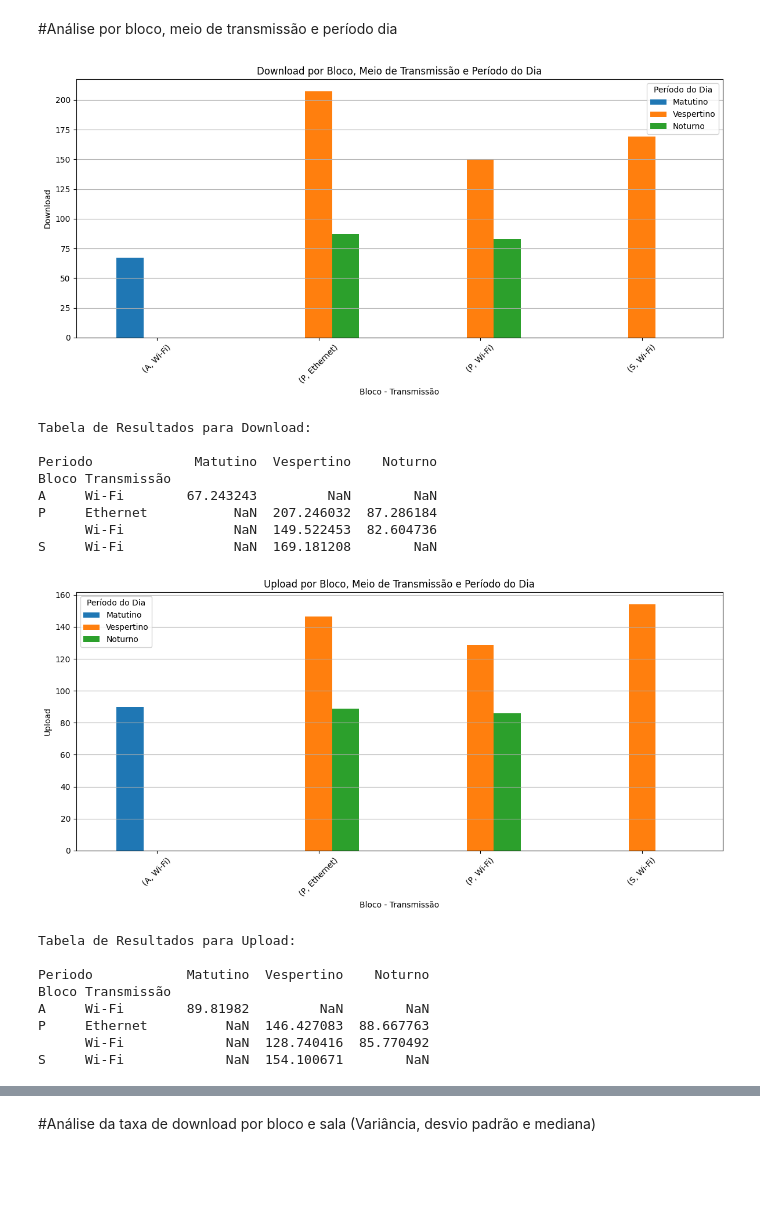
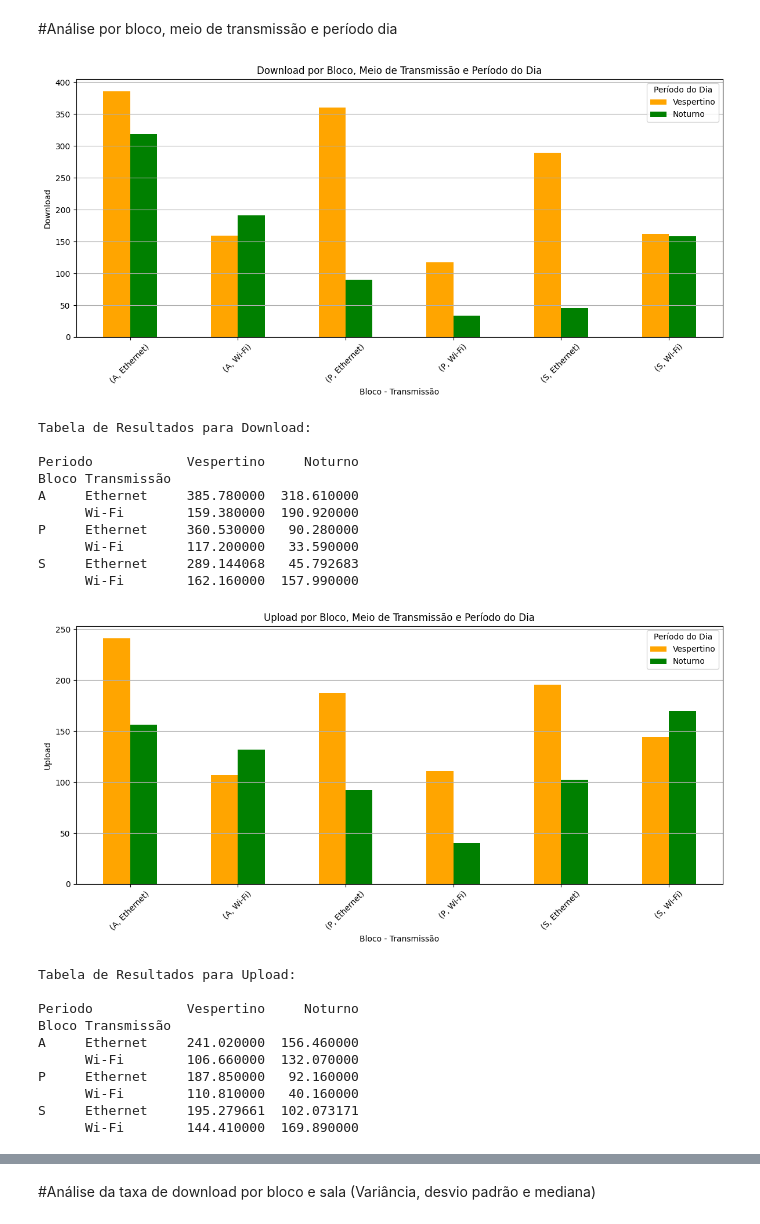
Before and after one commit to matheusbuenowb/University-Network-Analysis, a Jupyter notebook: TCC_Análise.ipynb, the cells around one changed output, grey strips where cells are left out. Drawn from its saved outputs; the diff is of its cells as text; code cells hidden in the pictures; blank space fills up the shorter version.

```diff
--- a/TCC_Análise.ipynb
+++ b/TCC_Análise.ipynb
@@ -373,10 +373,15 @@ plt.show()
 import pandas as pd
 import matplotlib.pyplot as plt
 
-data = pd.read_csv('Testes.csv', delimiter=',')
+#data = pd.read_csv('Testes.csv', delimiter=',')
+data = pd.read_csv('/content/TestesAmostras100.csv', delimiter=',')
 
 # Agrupamento por bloco e meio de transmissão e calcular as médias de Download, Upload, Ping e Jitter para cada grupo
-grouped_data = data.groupby(['Bloco', 'Transmissão']).mean()[['Download', 'Upload', 'Latência', 'Jitter']].reset_index()
+#grouped_data = data.groupby(['Bloco', 'Transmissão']).mean()[['Download', 'Upload', 'Latência', 'Jitter']].reset_index()
+
+grouped_data = data.pivot_table(index=['Bloco', 'Transmissão'],
+                                values=['Download', 'Upload', 'Latência', 'Jitter'],
+                                aggfunc='mean').reset_index()
 
 #Gerando gráficos por bloco e meio de transmissão
 metrics = ['Download', 'Upload', 'Latência', 'Jitter']
@@ -524,53 +540,63 @@ import pandas as pd
 import matplotlib.pyplot as plt
 from tabulate import tabulate
 
-data = pd.read_csv('Testes.csv', delimiter=',')
+data = pd.read_csv('/content/TestesAmostras100.csv', delimiter=',')
 
 #Adicionando uma nova coluna para representar o período do dia
 data['Periodo'] = pd.cut(pd.to_datetime(data['Horário']).dt.hour,
                          bins=[0, 6, 12, 18, 24],
                          labels=['Madrugada', 'Matutino', 'Vespertino', 'Noturno'])
 
 #Agrupando os dados por bloco, meio de transmissão e período do dia, e calcular as médias
-grouped_data = data.groupby(['Bloco', 'Transmissão', 'Periodo']).mean()[['Download', 'Upload', 'Latência', 'Jitter']].reset_index()
 
+#grouped_data = data.groupby(['Bloco', 'Transmissão', 'Periodo']).mean()[['Download', 'Upload', 'Latência', 'Jitter']].reset_index()
+
+grouped_data = data.pivot_table(index=['Bloco', 'Transmissão', 'Periodo'],
+                                values=['Download', 'Upload', 'Latência', 'Jitter'],
+                                aggfunc='mean').reset_index()
+
+#plt.bar(range(len(grouped_data)), grouped_data[metric], color='blue')
 
 metrics = ['Download', 'Upload', 'Latência', 'Jitter']
 for metric in metrics:
     plt.figure(figsize=(12, 6))
     grouped_data_pivot = grouped_data.pivot_table(index=['Bloco', 'Transmissão'], columns='Periodo', values=metric)
-    grouped_data_pivot.plot(kind='bar', rot=45, ax=plt.gca())
+    grouped_data_pivot.plot(kind='bar', rot=45, ax=plt.gca(), color = ['orange', 'green'])
     plt.xlabel('Bloco - Transmissão')
     plt.ylabel(metric)
     plt.title(f'{metric} por Bloco, Meio de Transmissão e Período do Dia')
     plt.legend(title='Período do Dia')
     plt.grid(axis='y')
     plt.tight_layout()
     plt.show()
 
     # Imprimir tabela de resultados
     #print(f'Tabela de Resultados para {metric}:\n')
     #print(tabulate(grouped_data_pivot.applymap(lambda x: '{:.2f}'.format(x)), headers='keys', tablefmt='grid'))
     #plt.show()
     print(f'Tabela de Resultados para {metric}:\n')
     print(grouped_data_pivot)
     plt.show()
 # %% [output]
-[figure, old version]
+[figure, new version]
 Tabela de Resultados para Download:
 
-Periodo             Matutino  Vespertino    Noturno
+Periodo            Vespertino     Noturno
 Bloco Transmissão
-A     Wi-Fi        67.243243         NaN        NaN
-P     Ethernet           NaN  207.246032  87.286184
-      Wi-Fi              NaN  149.522453  82.604736
-S     Wi-Fi              NaN  169.181208        NaN
+A     Ethernet     385.780000  318.610000
+      Wi-Fi        159.380000  190.920000
+P     Ethernet     360.530000   90.280000
+      Wi-Fi        117.200000   33.590000
+S     Ethernet     289.144068   45.792683
+      Wi-Fi        162.160000  157.990000
-[figure, old version]
+[figure, new version]
 Tabela de Resultados para Upload:
 
-Periodo            Matutino  Vespertino    Noturno
+Periodo            Vespertino     Noturno
 Bloco Transmissão
-A     Wi-Fi        89.81982         NaN        NaN
-P     Ethernet          NaN  146.427083  88.667763
-      Wi-Fi             NaN  128.740416  85.770492
-S     Wi-Fi             NaN  154.100671        NaN
+A     Ethernet     241.020000  156.460000
+      Wi-Fi        106.660000  132.070000
+P     Ethernet     187.850000   92.160000
+      Wi-Fi        110.810000   40.160000
+S     Ethernet     195.279661  102.073171
+      Wi-Fi        144.410000  169.890000
```
Also changed, not shown: parts of 17 cells of this notebook.
